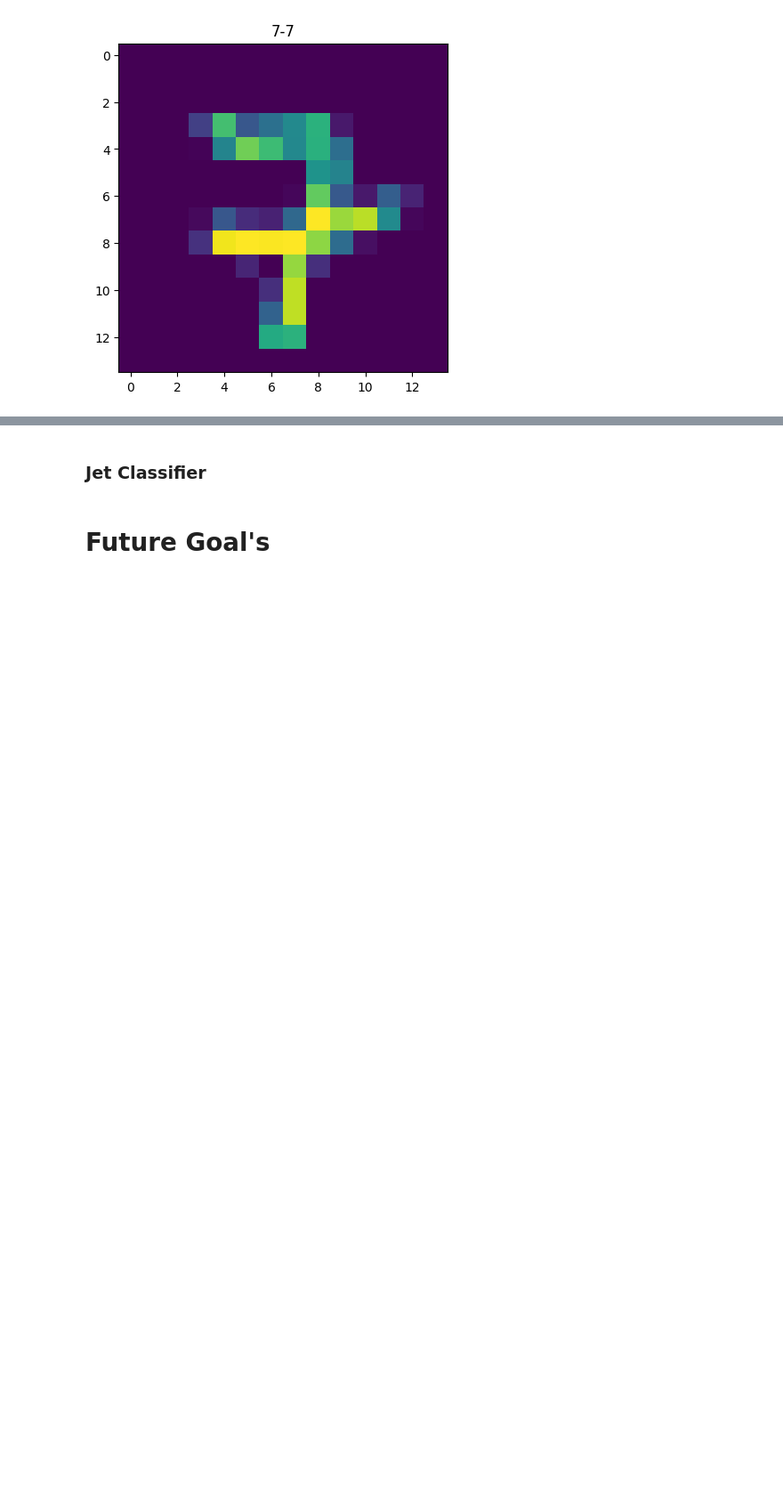
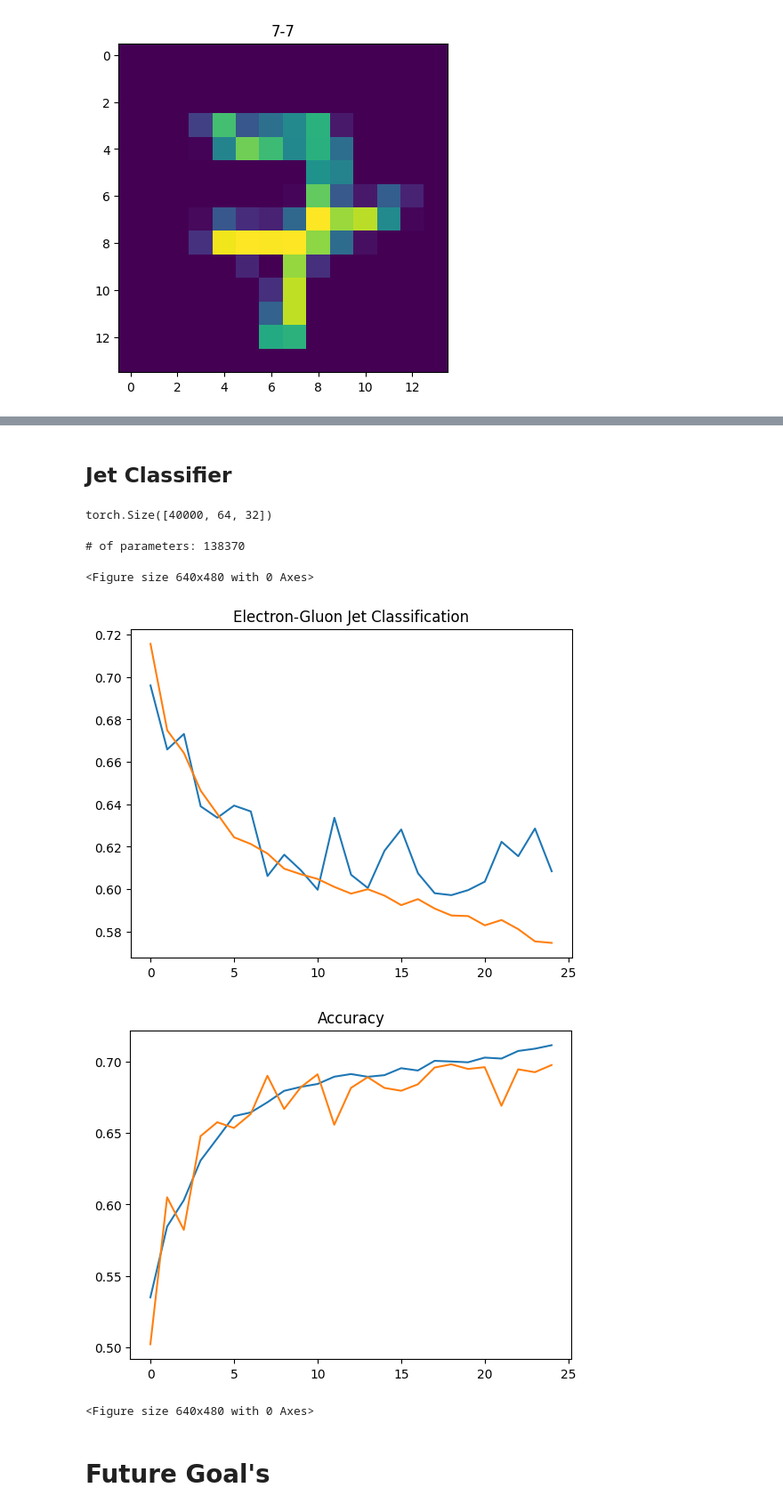
Before and after one commit to EyupBunlu/QViT_HEP_ML4Sci, a Jupyter notebook: Introduction.ipynb, the cells around one changed output, grey strips where cells are left out. Shown: that part at 89% size. Drawn from its saved outputs; the diff is of its cells as text; code cells hidden in the pictures; blank space fills up the shorter version.

```diff
--- a/Introduction.ipynb
+++ b/Introduction.ipynb
@@ -429,5 +433,5 @@ for i in range(5):
 # %% [markdown]
-### Jet Classifier
+## Jet Classifier
 # %%
 e = h5py.File('../electron.hdf5')
 p = h5py.File('../photon.hdf5')
@@ -450,3 +459,47 @@ val_dl = DataLoader(val_set,batch_size=16)
+# %%
+tr_len = round(data.shape[0]*.9)
+val_len = data.shape[0]-tr_len
+
+normalize = transforms.Normalize((0,0),(1,1))
+# data_patched = patcher_with_color(normalize(data.swapaxes(-1,1)).swapaxes(-1,1),[4,8])
+a = torch.maximum(data.abs().amax(axis=[1,2]),1e-5*torch.ones(data.shape[0],data.shape[-1]))
+data_patched = patcher_with_color(data/a[:,None,None,:],[4,8])
+
+jet_simple = simple_dataset(data_patched.type(torch.float64),targets.type(torch.int64))
+
+tr_set,val_set = torch.utils.data.random_split(jet_simple,[tr_len,val_len])
+tr_dl = DataLoader(tr_set,batch_size=128,shuffle=True)
+val_dl = DataLoader(val_set,batch_size=128,shuffle=True)
+n_layers = 8
+n_h = 8
+FC_layers = [2]
+# %%
+data_patched.shape
+# %% [output]
+torch.Size([40000, 64, 32])
+# %%
+model = HViT(data_patched.shape[-2],data_patched.shape[-1],n_layers=n_layers,n_h=n_h,FC_layers=FC_layers,attention_type='classic',embed_dim = 32,ff_dim=256).to(device)
+optim = torch.optim.Adam(model.parameters(),lr=5e-3)
+n_epochs = 100
+loss_fn = nn.CrossEntropyLoss(reduction='none')
+history = train(model,tr_dl,val_dl,loss_fn,optim,n_epochs,device=device)
+# %%
+print(f'# of parameters: {sum([np.prod(i.shape) for i in model.parameters()])}')
+model.load_state_dict(torch.load('best_state_on_training'))
+plt.plot(history['val'],label='val_loss')
+plt.plot(history['tr'],label='tr_loss')
+plt.title('Electron-Gluon Jet Classification')
+plt.figure()
+plt.plot(history['tr_acc'],label='val')
+plt.plot(history['val_acc'],label='tr')
+plt.title('Accuracy')
+plt.figure()
+# %% [output]
+# of parameters: 138370
+<Figure size 640x480 with 0 Axes>
+[figure, added]
+[figure, added]
+<Figure size 640x480 with 0 Axes>
 # %% [markdown]
 # Future Goal's
 # %% [markdown]
```
Also changed, not shown: parts of 31 cells of this notebook.
